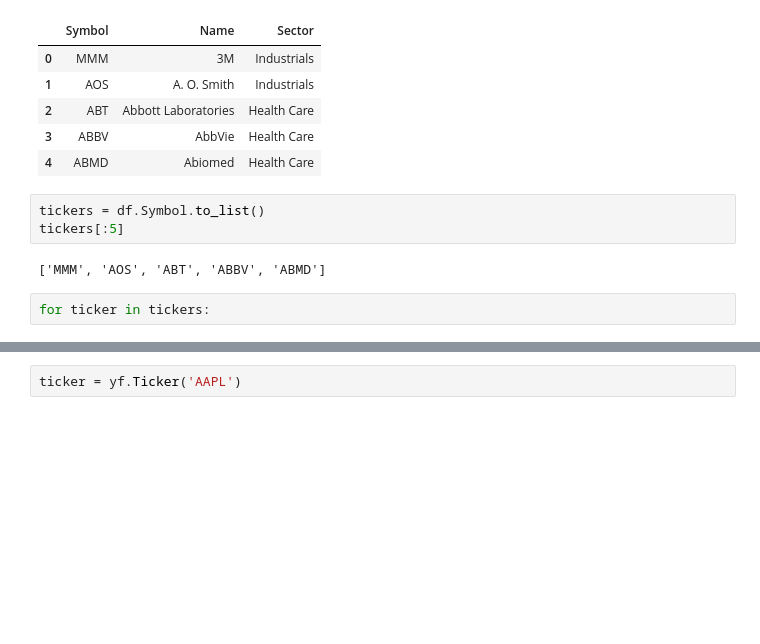
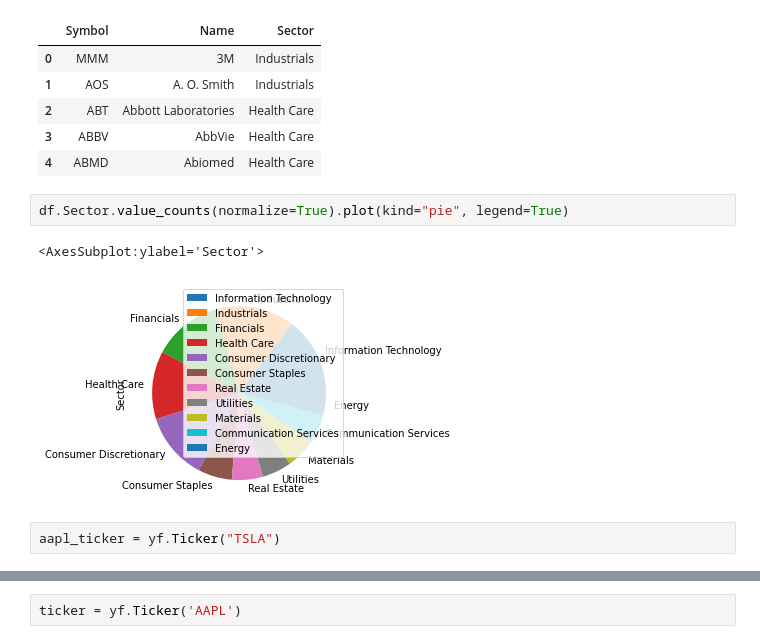
Before and after one commit to HyperionC21/UndervaluedStocks, a Jupyter notebook: fetch_stocks.ipynb, the cells around one changed output, grey strips where cells are left out. Cells and saved outputs as stored; diff of their text form; blank space fills up the shorter version.

```diff
--- a/fetch_stocks.ipynb
+++ b/fetch_stocks.ipynb
@@ -11,10 +12,10 @@ df.head()
 | 2 | ABT | Abbott Laboratories | Health Care |
 | 3 | ABBV | AbbVie | Health Care |
 | 4 | ABMD | Abiomed | Health Care |
-# %%
-tickers = df.Symbol.to_list()
-tickers[:5]
-# %% [output]
-['MMM', 'AOS', 'ABT', 'ABBV', 'ABMD']
-# %%
-for ticker in tickers:
+# %%
+df.Sector.value_counts(normalize=True).plot(kind="pie", legend=True)
+# %% [output]
+<AxesSubplot:ylabel='Sector'>
+[figure, added]
+# %%
+aapl_ticker = yf.Ticker("TSLA")
```
Also changed, not shown: parts of 10 cells of this notebook.
